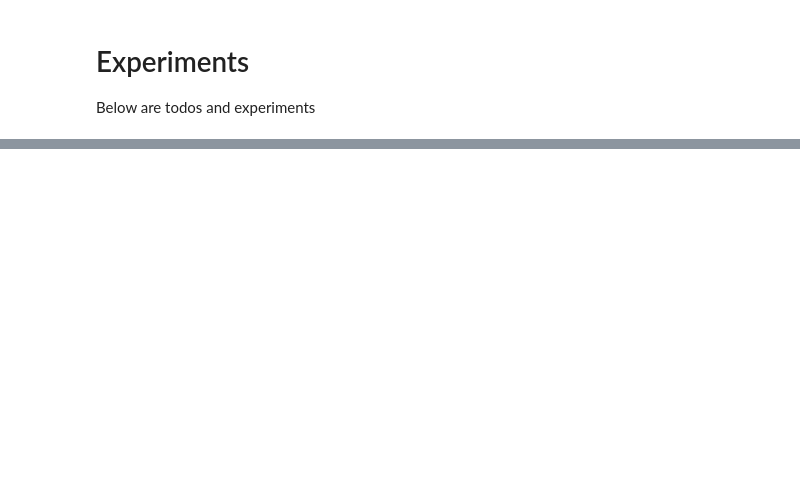
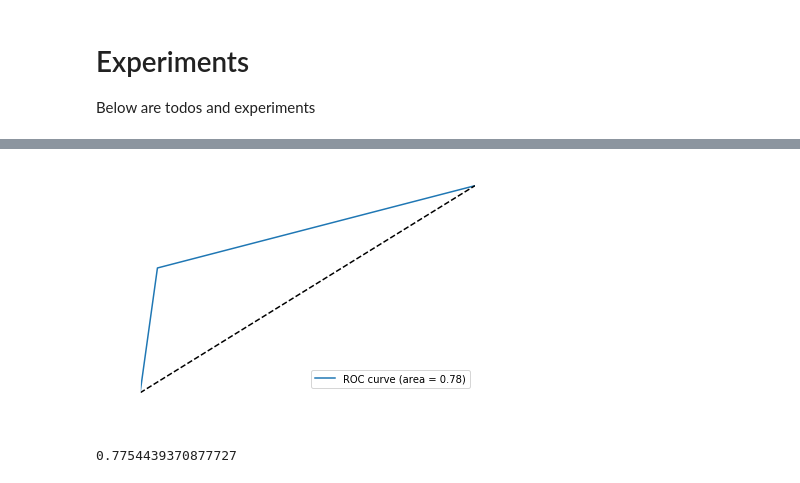
Before and after one commit to EthicalML/xai, a Jupyter notebook: examples/XData Example Usage.ipynb, the cells around one changed output, grey strips where cells are left out. Drawn from its saved outputs; the diff is of its cells as text; code cells hidden in the pictures; blank space fills up the shorter version.

```diff
--- a/examples/XData Example Usage.ipynb
+++ b/examples/XData Example Usage.ipynb
@@ -205,0 +416,5 @@ array([' Male', ' Female'], dtype=object)
+# %%
+plot_roc(y_valid, pred)
+# %% [output]
+[figure, added]
+0.7754439370877727
```
Also changed, not shown: parts of 34 cells of this notebook, 5 other files.
